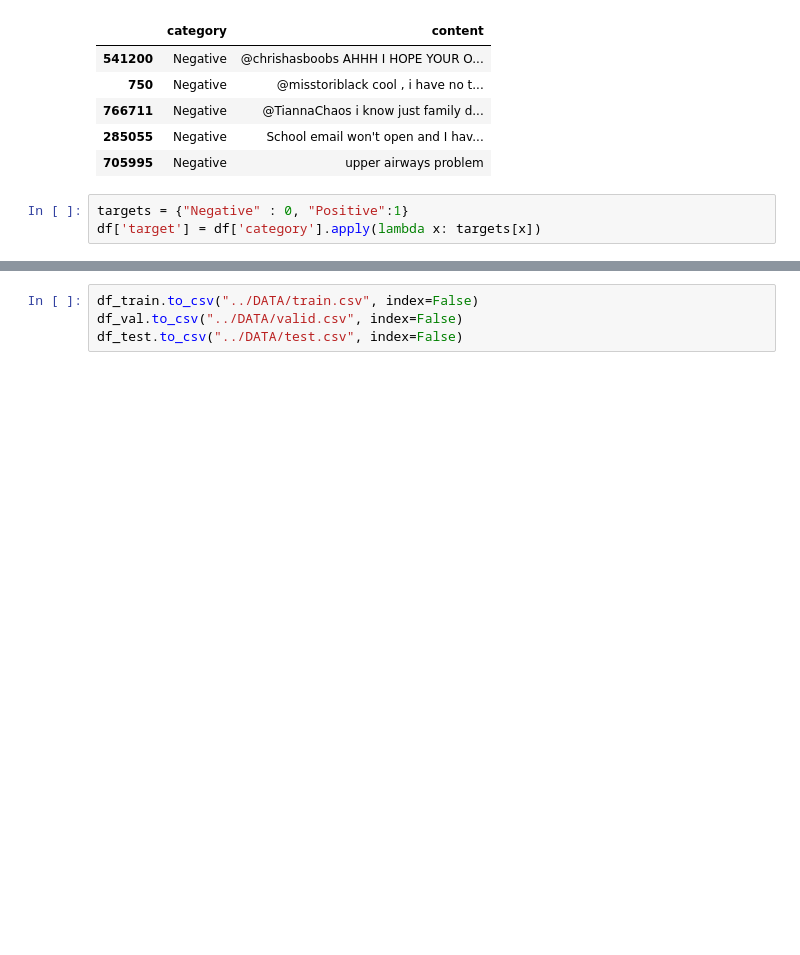
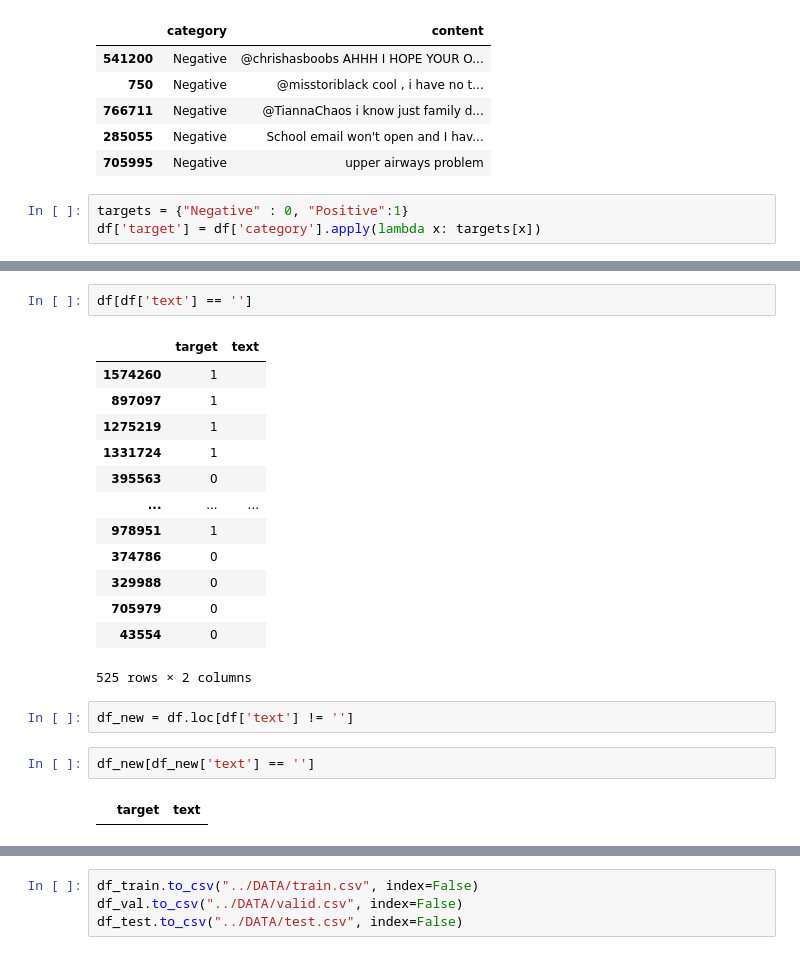
Before and after one commit to lucifermorningstar1305/tweet_sentiment_classifier, a Jupyter notebook: src/Untitled.ipynb, the cells around one changed output, grey strips where cells are left out. Cells and saved outputs as stored; diff of their text form; blank space fills up the shorter version.

```diff
--- a/src/Untitled.ipynb
+++ b/src/Untitled.ipynb
@@ -130,3 +130,25 @@ df.head()
 | 766711 | 0 | i know just famili drama it lame ... |
 | 285055 | 0 | school email would not open and i... |
 | 705995 | 0 | upper airway problem |
+# %%
+df[df['text'] == '']
+# %% [output]
+|  | target | text |
+| 1574260 | 1 |  |
+| 897097 | 1 |  |
+| 1275219 | 1 |  |
+| 1331724 | 1 |  |
+| 395563 | 0 |  |
+| ... | ... | ... |
+| 978951 | 1 |  |
+| 374786 | 0 |  |
+| 329988 | 0 |  |
+| 705979 | 0 |  |
+| 43554 | 0 |  |
+525 rows × 2 columns
+# %%
+df_new = df.loc[df['text'] != '']
+# %%
+df_new[df_new['text'] == '']
+# %% [output]
+|  | target | text |
```
Also changed, not shown: parts of 8 cells of this notebook, 6 other files.
